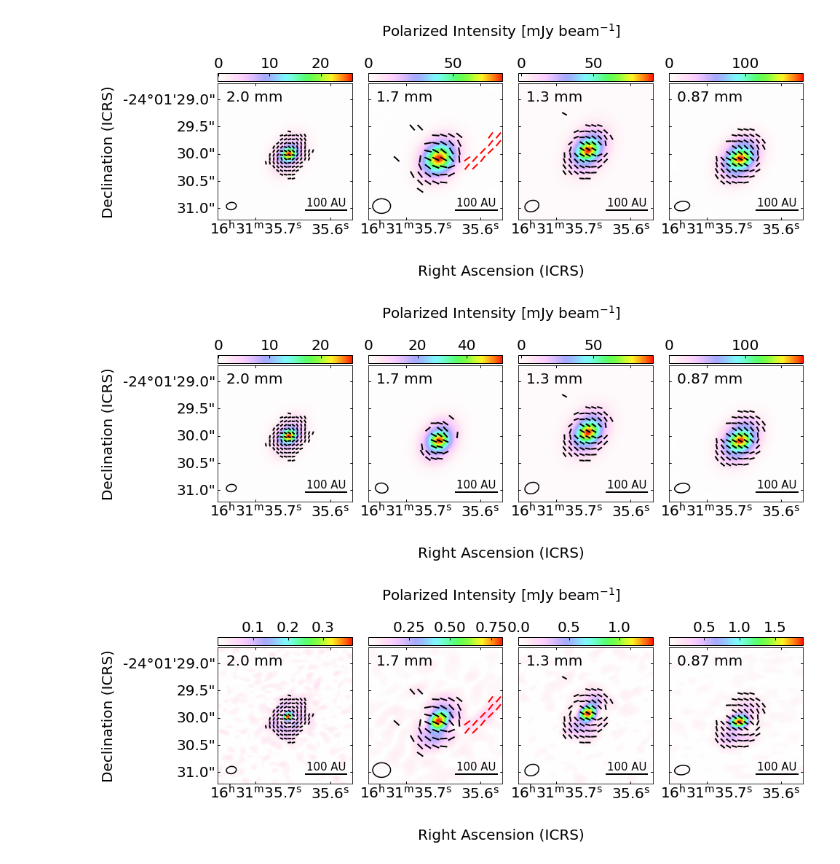
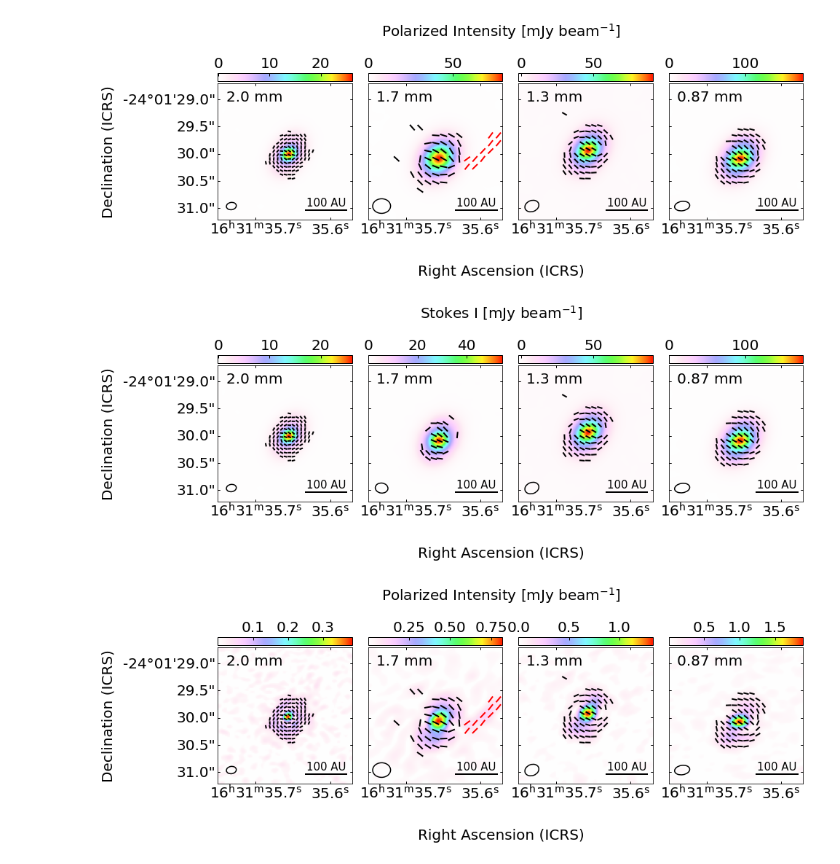
Before and after one commit to audreyburggraf/MastersThesis, a Jupyter notebook: PLOTTING C29 989/MakingFigures/AllBandsGrid.ipynb, the cells around one changed output. Drawn from its saved outputs; the diff is of its cells as text; code cells hidden in the pictures.

Commit message:
Add more plots

```diff
--- a/PLOTTING C29 989/MakingFigures/AllBandsGrid.ipynb
+++ b/PLOTTING C29 989/MakingFigures/AllBandsGrid.ipynb
@@ -865,35 +867,35 @@ fig.text(
     "Right Ascension (ICRS)",
     ha='center',
     fontsize=axis_label_fs
 )
 
 
 
 fig.subplots_adjust(
     left=0.05,
     right=0.98,
     bottom=0.12,
     top=0.88,
     wspace=0.12
 )
 
 
 fig.text(
     0.5,          # centered
     0.995,         # adjust as needed
-    r'Polarized Intensity [mJy beam$^{-1}$]',
+    r'Stokes I [mJy beam$^{-1}$]',
     ha='center',
     va='top',
     fontsize=cbar_label_fs
 )
 
 
 plt.savefig(image_folder_path + '/WRITEUP/StokesI_POLI/' + "StokesI_grid_robust_minus1.pdf",
             dpi=500,
             bbox_inches='tight',
                facecolor='white')
 # %% [output]
-[figure, old version]
+[figure, new version]
 # %%
 bands = [B4, B5, B6, B7]
 bands_idx = [4, 5, 6, 7]
```
Also changed, not shown: parts of 3 cells of this notebook, 7 other files.
